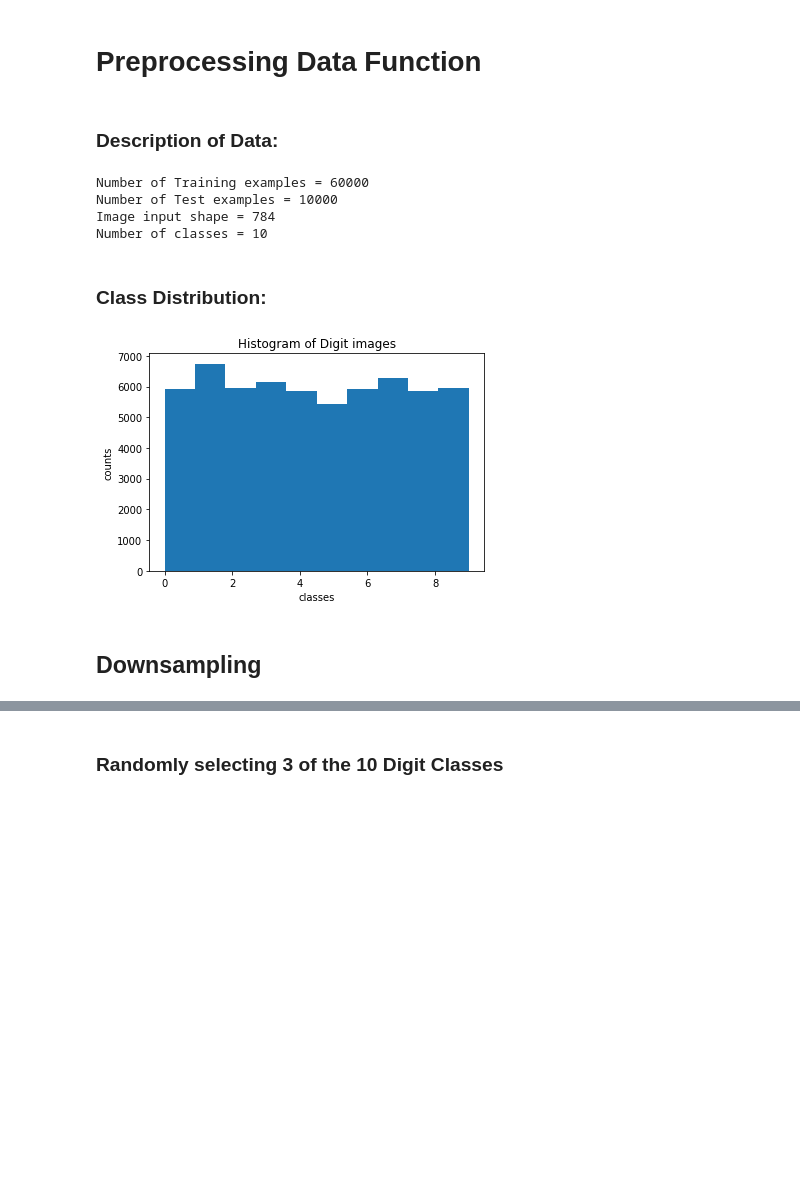
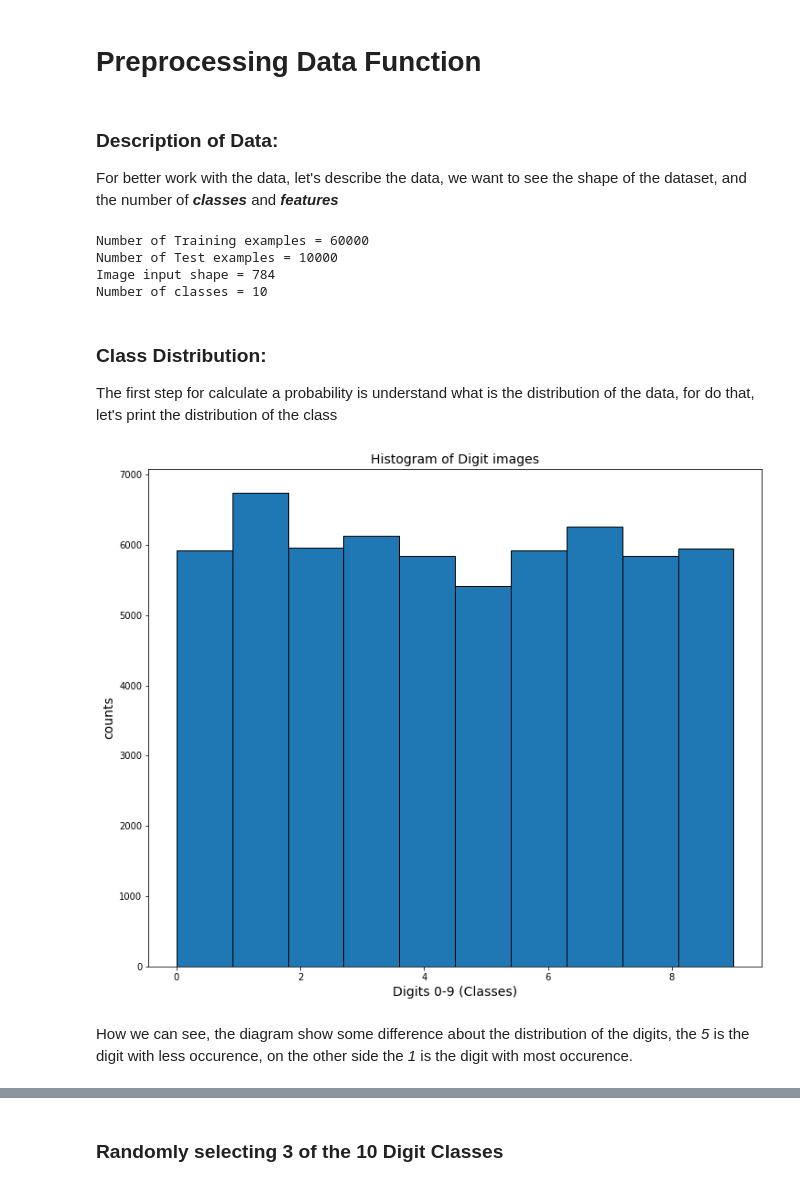
Before and after one commit to PierluigiRiti2/ET5003, a Jupyter notebook: ET5003_Etivity_1_Pierluigi_Riti_18213561.ipynb, the cells around one changed output, grey strips where cells are left out. Drawn from its saved outputs; the diff is of its cells as text; code cells hidden in the pictures; blank space fills up the shorter version.

```diff
--- a/ET5003_Etivity_1_Pierluigi_Riti_18213561.ipynb
+++ b/ET5003_Etivity_1_Pierluigi_Riti_18213561.ipynb
@@ -152,5 +135,7 @@ def setgrayscale(images):
-# %% [markdown]
-### Description of Data:
+# %% [markdown]
+### Description of Data:
+
+For better work with the data, let's describe the data, we want to see the shape of the dataset, and the number of **_classes_** and **_features_**
 # %%
 # Number of examples
 n_train =  len(X_train)
@@ -172,18 +157,20 @@ Number of Training examples = 60000
 Number of Test examples = 10000
 Image input shape = 784
 Number of classes = 10
-# %% [markdown]
-### Class Distribution:
+# %% [markdown]
+### Class Distribution:
+
+The first step for calculate a probability is understand what is the distribution of the data, for do that, let's print the distribution of the class
 # %%
-fig, ax = plt.subplots()
+fig, ax = plt.subplots(figsize=(12,10))
 ind = np.arange(n_classes)
 
-n, bins, patches = ax.hist(y_train, n_classes)
-ax.set_xlabel('classes')
-ax.set_ylabel('counts')
-ax.set_title(r'Histogram of Digit images')
+n, bins, patches = ax.hist(y_train, n_classes, ec='black')
+ax.set_xlabel('Digits 0-9 (Classes)', fontsize = 14)
+ax.set_ylabel('counts', fontsize = 14)
+ax.set_title(r'Histogram of Digit images', fontsize = 14)
 plt.show()
 # %% [output]
-[figure, old version]
+[figure, new version]
-# %% [markdown]
-## Downsampling
+# %% [markdown]
+How we can see, the diagram show some difference about the distribution of the digits, the _5_ is the digit with less occurence, on the other side the _1_ is the digit with most occurence.
```
Also changed, not shown: parts of 46 cells of this notebook.
